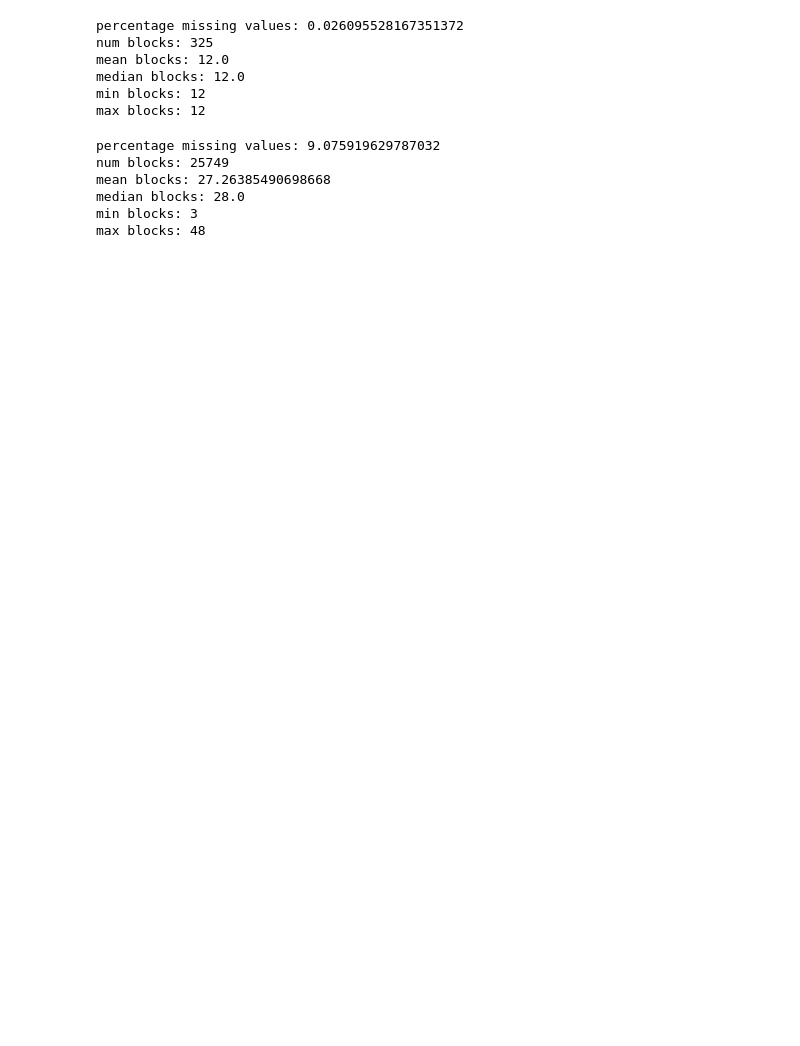
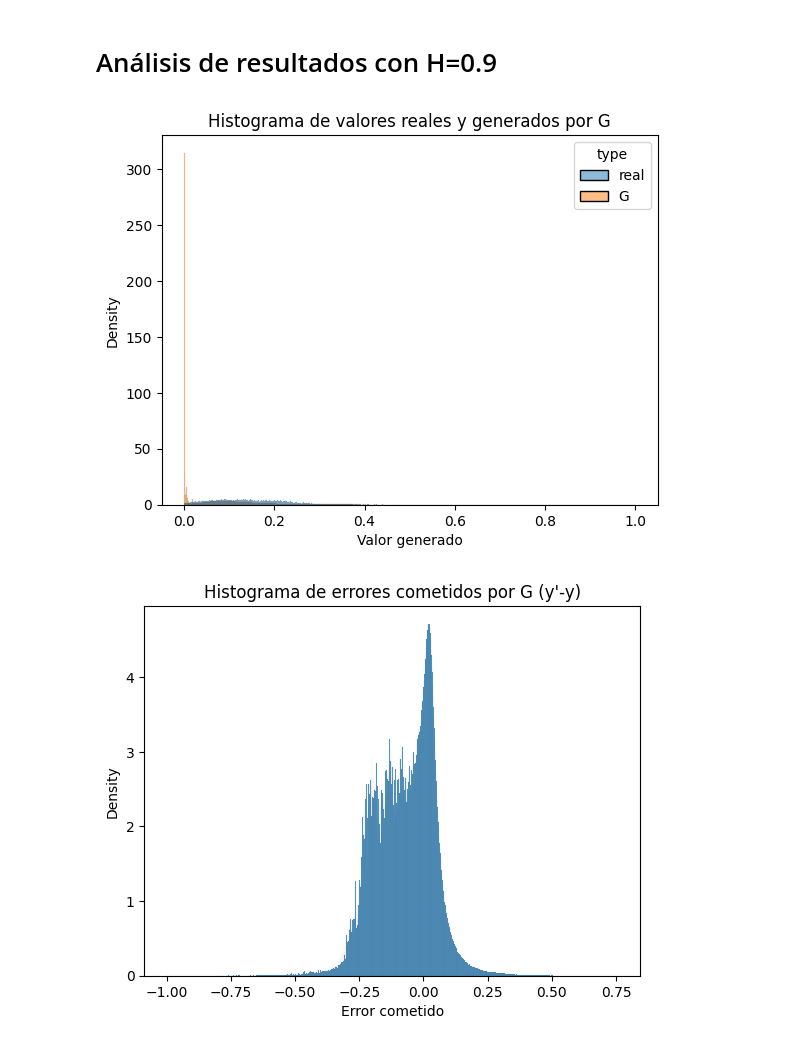
Before and after one commit to javiersgjavi/GNN-GAIN, a Jupyter notebook: test.ipynb, the cells around one changed output. Cells and saved outputs as stored; diff of their text form; code cells hidden in the pictures; blank space fills up the shorter version.

```diff
--- a/test.ipynb
+++ b/test.ipynb
@@ -234,46 +0,0 @@ max blocks: 48
-# %%
-base_data = PemsBay()
-
-_, secuences = count_missing_sequences(base_data.mask)
-
-print(f'''
-percentage missing values: {np.sum(base_data.mask == 0) / (base_data.mask.shape[0] * base_data.mask.shape[1]) * 100}
-num blocks: {len(secuences)}
-mean blocks: {np.mean(secuences)}
-median blocks: {np.median(secuences)}
-min blocks: {np.min(secuences)}
-max blocks: {np.max(secuences)}''')
-
-
-p_fault, p_noise = 0.0015, 0.05
-base_data_2 = add_missing_values(
-    PemsBay(),
-    p_fault=p_fault,
-    p_noise=p_noise,
-    min_seq=12,
-    max_seq=12 * 4,
-    seed=56789,
-)
-
-_, x = count_missing_sequences_injected(base_data_2.training_mask, base_data_2.mask)
-
-print(f'''
-percentage missing values: {np.sum(np.logical_and(base_data_2.training_mask == 0, base_data_2.mask == 1)) / (base_data_2.training_mask.shape[0] * base_data_2.training_mask.shape[1]) * 100}
-num blocks: {len(x)}
-mean blocks: {np.mean(x)}
-median blocks: {np.median(x)}
-min blocks: {np.min(x)}
-max blocks: {np.max(x)}''')
-# %% [output]
-percentage missing values: 0.026095528167351372
-num blocks: 325
-mean blocks: 12.0
-median blocks: 12.0
-min blocks: 12
-max blocks: 12
-percentage missing values: 9.075919629787032
-num blocks: 25749
-mean blocks: 27.26385490698668
-median blocks: 28.0
-min blocks: 3
-max blocks: 48
@@ -279,0 +129,9 @@ max blocks: 48
+# %% [markdown]
+# Análisis de resultados con H=0.9
+# %%
+x_real, x_fake, d_pred, imputation, input_mask_int, input_mask_bool, known_values = load_tensors('outputs_test_h_0.9.pkl')
+df_9, diff_9 = prepare_data(x_real, x_fake, imputation, input_mask_bool)
+plot_figures(df_9, diff_9, d_pred, input_mask_bool)
+# %% [output]
+[figure, added]
+[figure, added]
```
Also changed, not shown: parts of 38 cells of this notebook, 2 other files.
